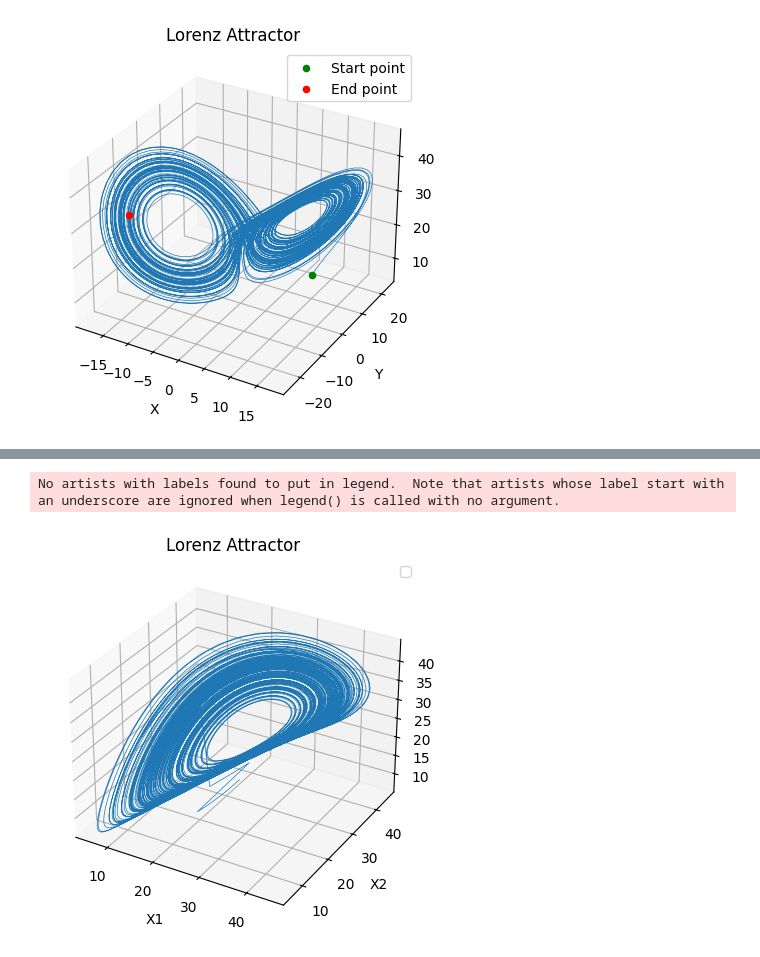
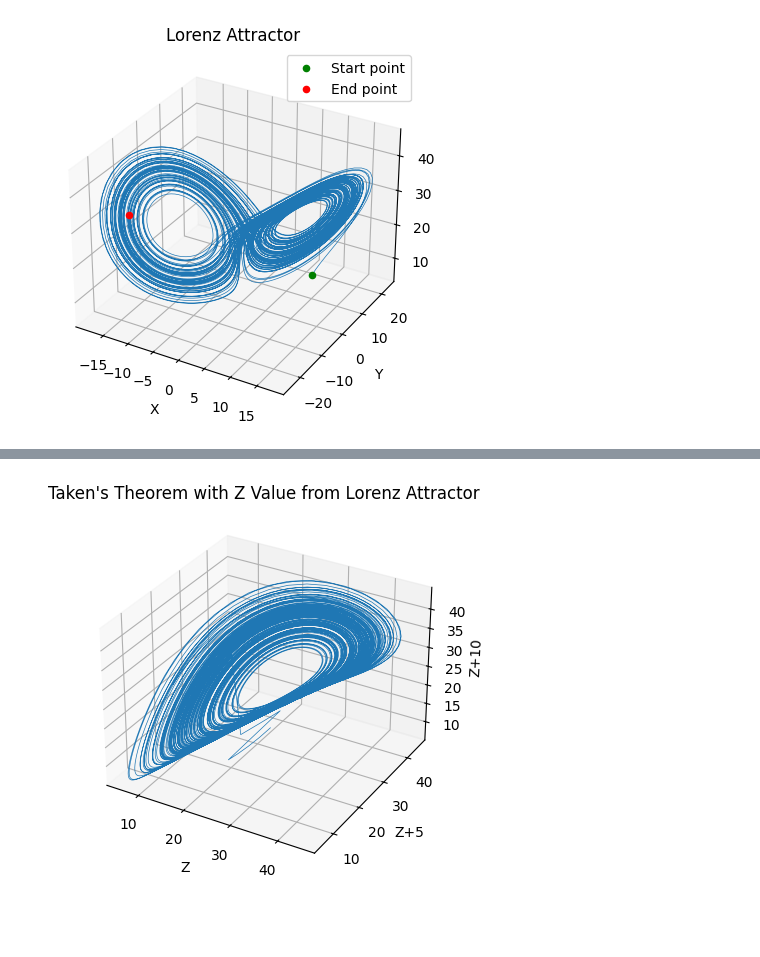
Before and after one commit to mymermer/MLCMS, a Jupyter notebook: Exercise05/task4.ipynb, the cells around one changed output, grey strips where cells are left out. Saved outputs shown, nothing was run; the diff lists cells and outputs as text; code cells hidden in the pictures; blank space fills up the shorter version.

```diff
--- a/Exercise05/task4.ipynb
+++ b/Exercise05/task4.ipynb
@@ -79,18 +82,17 @@ No artists with labels found to put in legend.  Note that artists whose label st
 # %%
-x2=coordinates[2][5:]+ coordinates[2][:5]
-x3= coordinates[2][10:]+ coordinates[2][:10]
+x2=coordinates[2][5:]+ coordinates[2][:5] # Delayed Z values for Z2
+x3= coordinates[2][10:]+ coordinates[2][:10] # Delayed Z values for Z3
 
 
 
 fig = plt.figure()
 ax = fig.add_subplot(111, projection='3d')
 ax.plot(coordinates[2], x2,x3,lw=0.5)
-ax.set_title("Lorenz Attractor")
-ax.set_xlabel("X1")
-ax.set_ylabel("X2")
-ax.set_zlabel("X3")
-ax.legend()
+ax.set_title("Taken's Theorem with Z Value from Lorenz Attractor")
+ax.set_xlabel("Z")
+ax.set_ylabel("Z+5")
+ax.set_zlabel("""Z+10
+              """)
 plt.show()
 # %% [output]
-No artists with labels found to put in legend.  Note that artists whose label start with an underscore are ignored when legend() is called with no argument.
-[figure, old version]
+[figure, new version]
```
Also changed, not shown: parts of 4 cells of this notebook.
